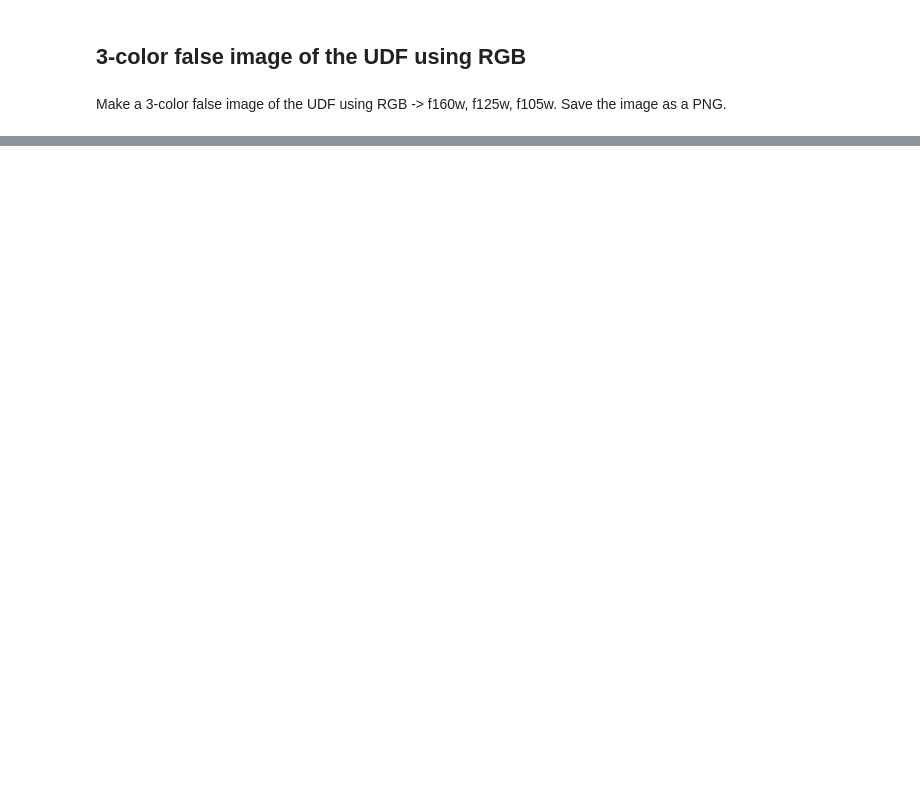
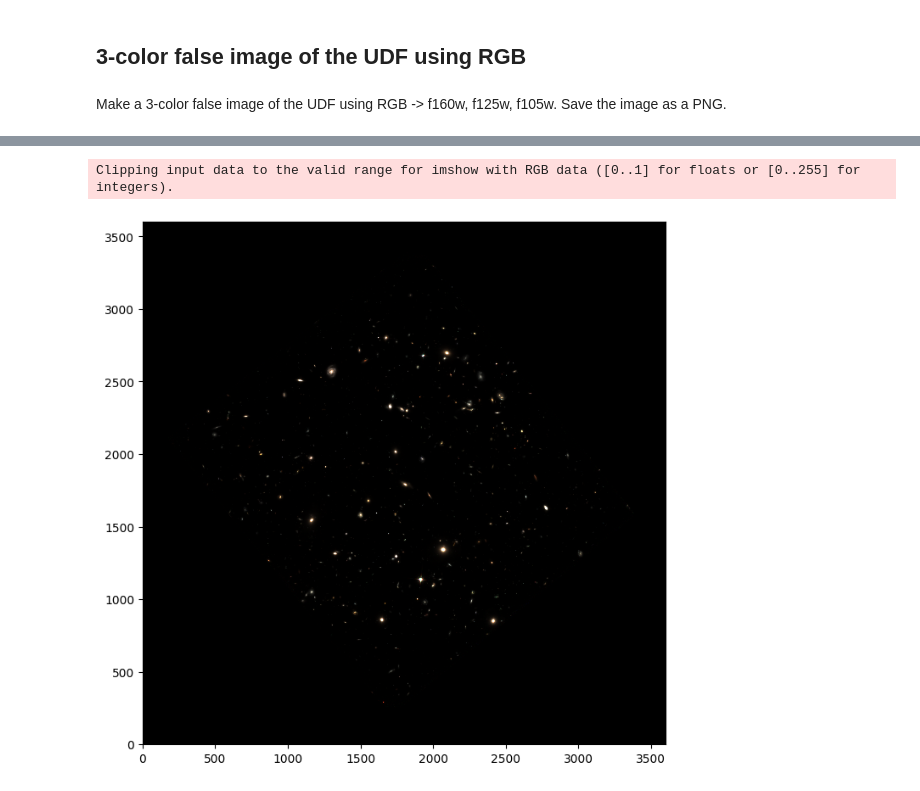
Before and after one commit to atothsmi/ASTR19, a Jupyter notebook: final/sep-f105w.ipynb, the cells around one changed output, grey strips where cells are left out. Drawn from its saved outputs; the diff is of its cells as text; code cells hidden in the pictures; blank space fills up the shorter version.

```diff
--- a/final/sep-f105w.ipynb
+++ b/final/sep-f105w.ipynb
@@ -326,0 +354,16 @@ plt.savefig('3-color-false-image.png', bbox_inches='tight')
+# %%
+#all values gets associated color
+for i in range(len(final_image)):
+    for j in range(len(final_image[i])):
+        final_image[i][j] = [dataR[i][j],  dataG[i][j], dataB[i][j]]
+# %%
+#highest value out of 3 gets max color
+for i in range(len(final_image)):
+    for j in range(len(final_image[i])):
+        max_index, max_val = what_max([dataR[i][j], dataG[i][j], dataB[i][j]])
+        if max_val == 0.:
+            continue
+        final_image[i][j][max_index] = 255
+        # final_image[i][j][0] = dataR[i][j]
+        # final_image[i][j][1] = dataG[i][j]
+        # final_image[i][j][2] = dataB[i][j]
@@ -326,0 +385,21 @@ plt.savefig('3-color-false-image.png', bbox_inches='tight')
+# %%
+#all values gets associated color
+for i in range(len(final_image)):
+    for j in range(len(final_image[i])):
+        final_image[i][j] = [(dataR[i][j]/56.835293)*255,  (dataG[i][j]/70.19213)*255, (dataB[i][j]/74.44648)*255]
+# %%
+#all values gets associated color
+for i in range(len(final_image)):
+    for j in range(len(final_image[i])):
+        final_image[i][j][0] = normR(dataR[i][j])
+        final_image[i][j][1] = normG(dataG[i][j])
+        final_image[i][j][2] = normB(dataB[i][j])
+# %%
+fig, ax = plt.subplots(1, 1)
+
+ax.imshow(final_image, interpolation='nearest', alpha=1, vmin=mR-sR, vmax=mR+sR, origin='lower')
+
+plt.savefig('test.png', bbox_inches='tight')
+# %% [output]
+Clipping input data to the valid range for imshow with RGB data ([0..1] for floats or [0..255] for integers).
+[figure, added]
```
Also changed, not shown: parts of 36 cells of this notebook, 4 other files.
